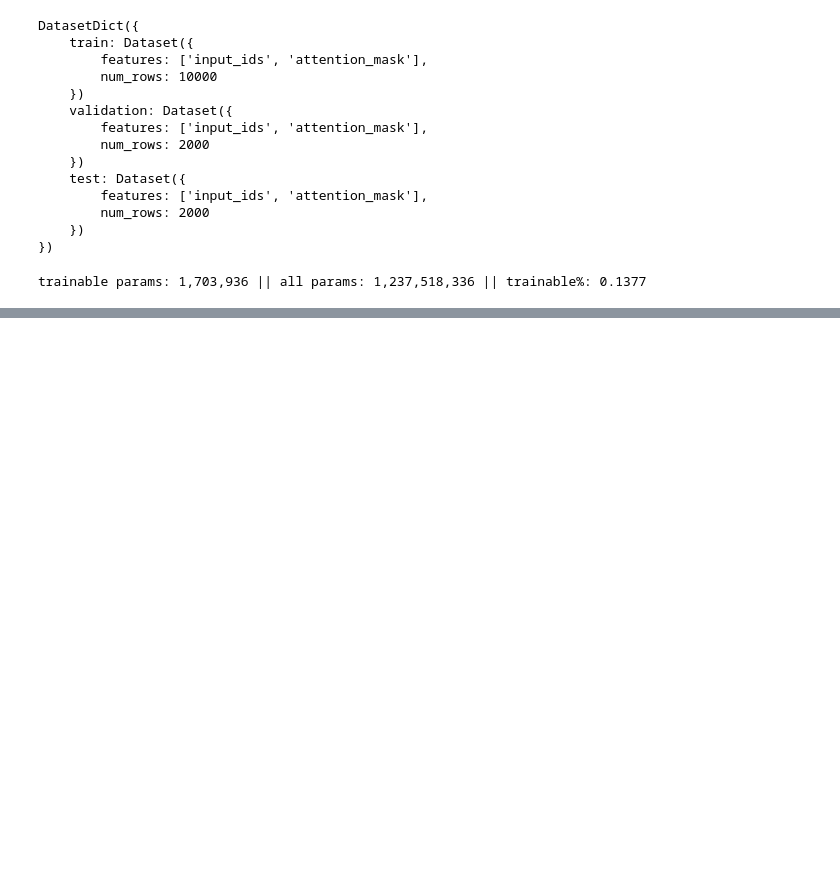
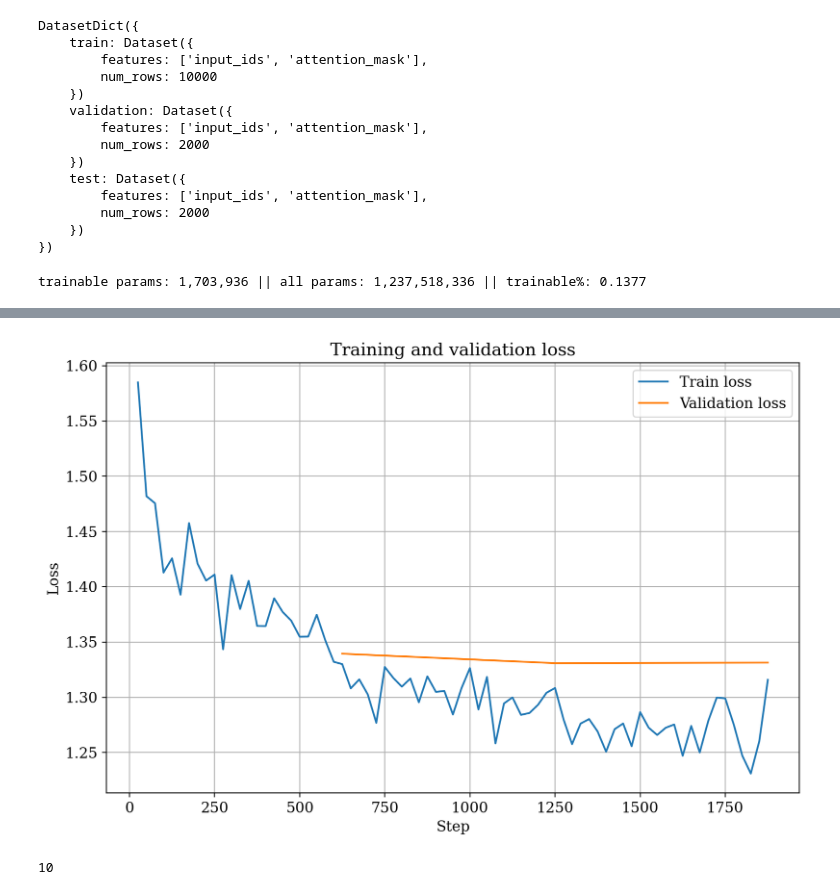
Before and after one commit to philippyt/ikt526, a Jupyter notebook: final_project/main.ipynb, the cells around one changed output, grey strips where cells are left out. Cells and saved outputs as stored; diff of their text form; code cells hidden in the pictures; blank space fills up the shorter version.

```diff
--- a/final_project/main.ipynb
+++ b/final_project/main.ipynb
@@ -227,31 +235,35 @@ KeyboardInterrupt:
 # %%
-def plot_loss_curves(log_history: List[Dict[str, Any]]) -> None:
+def plot_curves(log_history: List[Dict[str, Any]], cfg: Config) -> None:
+    save_path = cfg.plots_dir / "loss_curves.png"
     train_steps = []
     train_losses = []
     eval_steps = []
     eval_losses = []
-
     for log in log_history:
-        if "loss" in log and "epoch" in log:
+        if "step" in log and "loss" in log:
             train_steps.append(log["step"])
             train_losses.append(log["loss"])
-        if "eval_loss" in log:
+        if "step" in log and "eval_loss" in log:
             eval_steps.append(log["step"])
             eval_losses.append(log["eval_loss"])
 
     plt.figure()
     if train_steps:
-        plt.plot(train_steps, train_losses, label="Train loss")
+        plt.plot(train_steps, train_losses, label = "Train loss")
     if eval_steps:
-        plt.plot(eval_steps, eval_losses, label="Validation loss")
+        plt.plot(eval_steps, eval_losses, label = "Validation loss")
+
     plt.xlabel("Step")
     plt.ylabel("Loss")
     plt.title("Training and validation loss")
     plt.legend()
     plt.tight_layout()
+    plt.savefig(save_path, dpi = 250)
     plt.show()
 # %%
-plot_loss_curves(trainer.state.log_history)
+plot_curves(trainer.state.log_history, cfg)
+# %% [output]
+[figure, added]
 # %%
 def generate_answer(model: torch.nn.Module, prompt: str, max_new_tokens: int = None, **gen_kwargs: Any) -> str:
     if max_new_tokens is None:
@@ -316,0 +335,5 @@ def token_f1(pred: str, ref: str) -> float:
+# %%
+eval_examples = select_eval_examples(dataset["test"], cfg.eval_examples, cfg.seed)
+len(eval_examples)
+# %% [output]
+10
```
Also changed, not shown: parts of 19 cells of this notebook, 33 other files.
